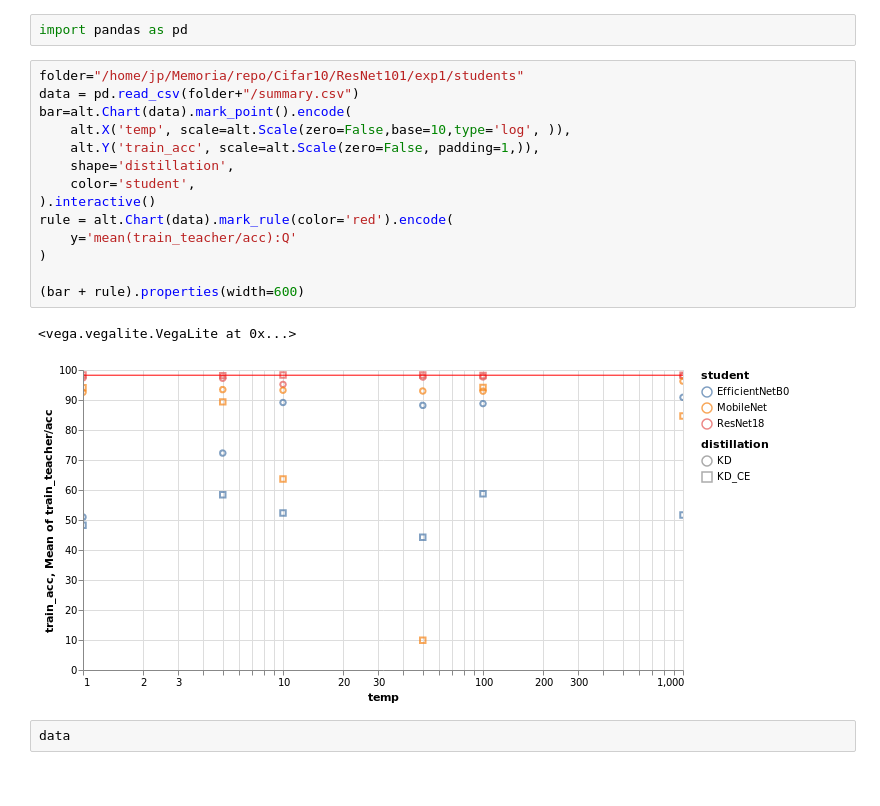
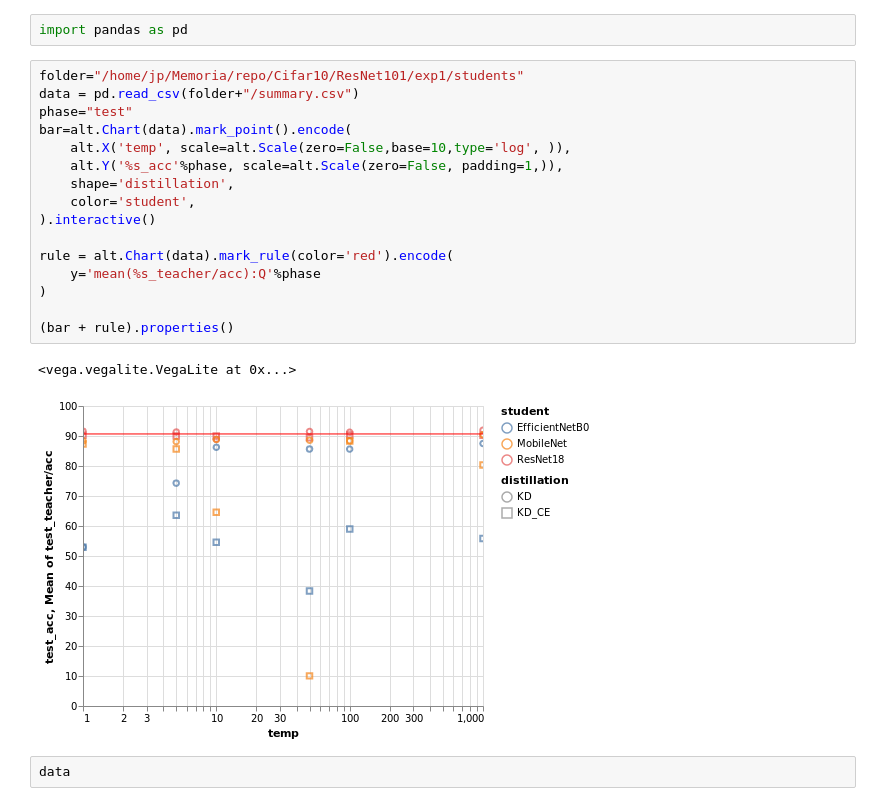
Before and after one commit to jpcosec/Memoria, a Jupyter notebook: Viz.ipynb, the cells around one changed output. Saved outputs shown, nothing was run; the diff lists cells and outputs as text.

```diff
--- a/Viz.ipynb
+++ b/Viz.ipynb
@@ -20,20 +20,22 @@ import pandas as pd
 # %%
 folder="/home/jp/Memoria/repo/Cifar10/ResNet101/exp1/students"
 data = pd.read_csv(folder+"/summary.csv")
+phase="test"
 bar=alt.Chart(data).mark_point().encode(
     alt.X('temp', scale=alt.Scale(zero=False,base=10,type='log', )),
-    alt.Y('train_acc', scale=alt.Scale(zero=False, padding=1,)),
+    alt.Y('%s_acc'%phase, scale=alt.Scale(zero=False, padding=1,)),
     shape='distillation',
     color='student',
 ).interactive()
+
 rule = alt.Chart(data).mark_rule(color='red').encode(
-    y='mean(train_teacher/acc):Q'
+    y='mean(%s_teacher/acc):Q'%phase
 )
 
-(bar + rule).properties(width=600)
+(bar + rule).properties()
 # %% [output]
 <vega.vegalite.VegaLite at 0x...>
-[figure, old version]
+[figure, new version]
 # %%
 data
 # %% [output]
```
Also changed, not shown: parts of 3 cells of this notebook, 3 other files.
